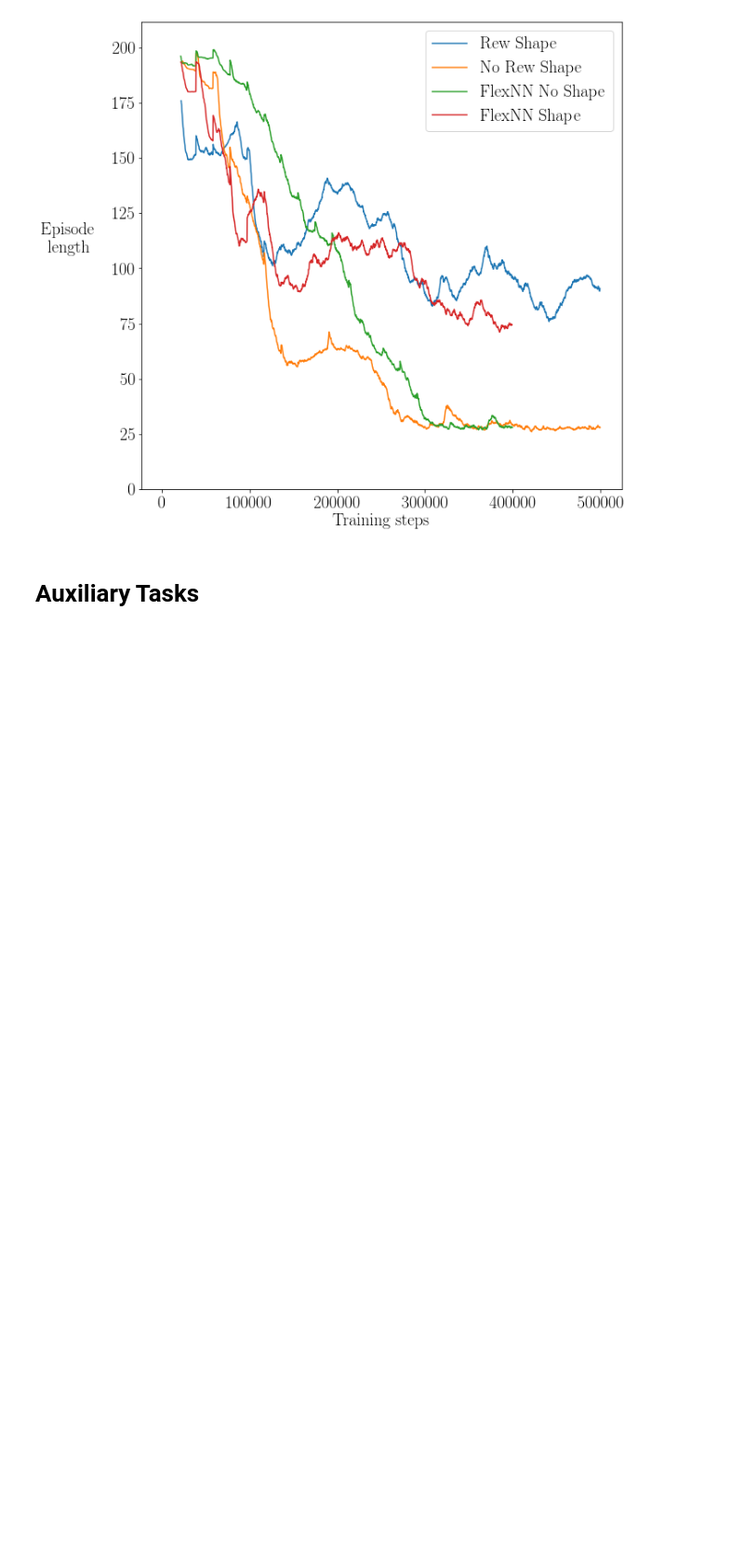
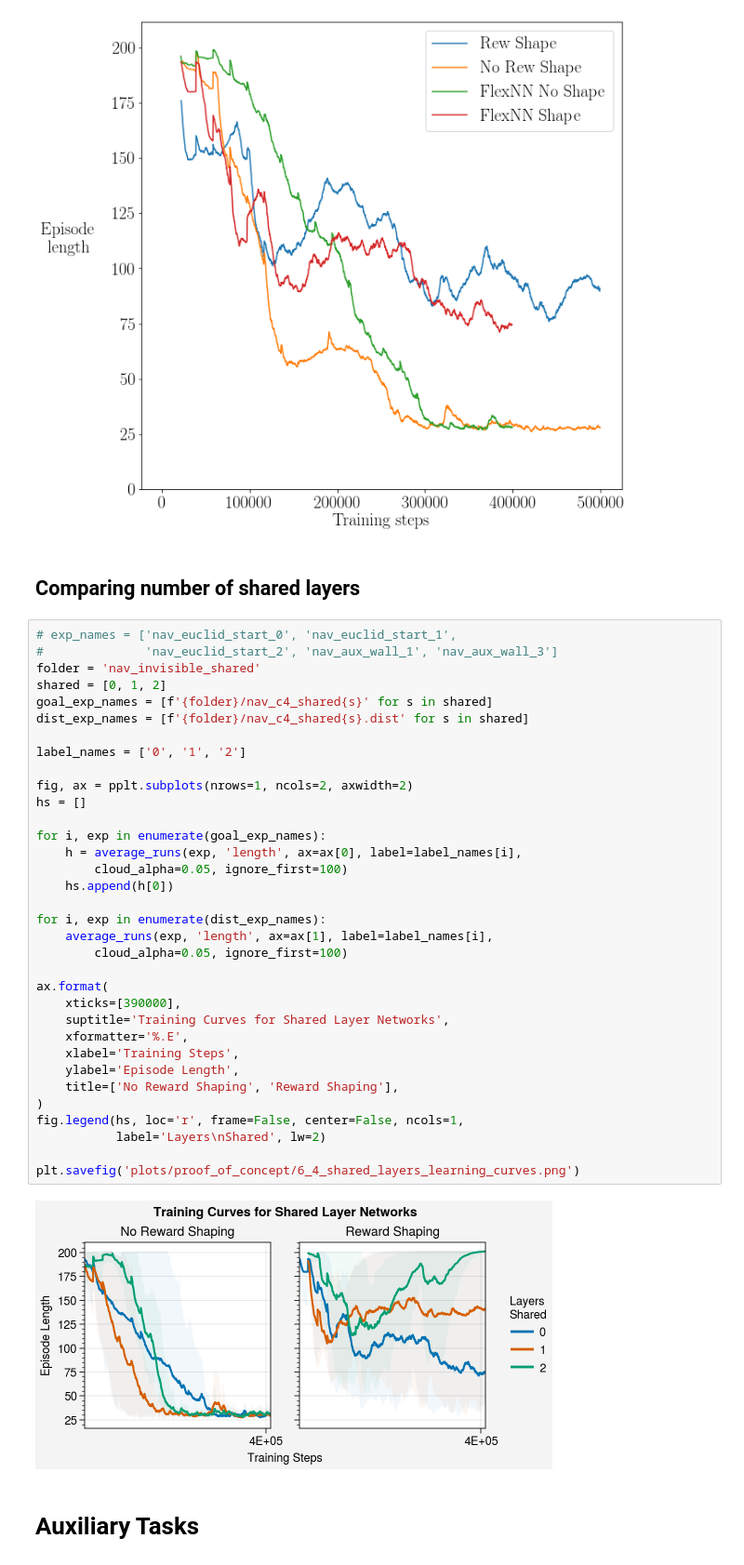
Before and after one commit to liuandrew/training-rl-algo, a Jupyter notebook: write_and_test/data_visualize.ipynb, the cells around one changed output. Shown at 93% size. Cells and saved outputs as stored; diff of their text form; blank space fills up the shorter version.

```diff
--- a/write_and_test/data_visualize.ipynb
+++ b/write_and_test/data_visualize.ipynb
@@ -768,6 +769,44 @@ ax.legend()
 plt.savefig('plots/proof_of_concept/nav_shaping')
 # %% [output]
 [figure]
+# %% [markdown]
+## Comparing number of shared layers
+# %%
+# exp_names = ['nav_euclid_start_0', 'nav_euclid_start_1',
+#              'nav_euclid_start_2', 'nav_aux_wall_1', 'nav_aux_wall_3']
+folder = 'nav_invisible_shared'
+shared = [0, 1, 2]
+goal_exp_names = [f'{folder}/nav_c4_shared{s}' for s in shared]
+dist_exp_names = [f'{folder}/nav_c4_shared{s}.dist' for s in shared]
+
+label_names = ['0', '1', '2']
+
+fig, ax = pplt.subplots(nrows=1, ncols=2, axwidth=2)
+hs = []
+
+for i, exp in enumerate(goal_exp_names):
+    h = average_runs(exp, 'length', ax=ax[0], label=label_names[i],
+        cloud_alpha=0.05, ignore_first=100)
+    hs.append(h[0])
+
+for i, exp in enumerate(dist_exp_names):
+    average_runs(exp, 'length', ax=ax[1], label=label_names[i],
+        cloud_alpha=0.05, ignore_first=100)
+
+ax.format(
+    xticks=[390000],
+    suptitle='Training Curves for Shared Layer Networks',
+    xformatter='%.E',
+    xlabel='Training Steps',
+    ylabel='Episode Length',
+    title=['No Reward Shaping', 'Reward Shaping'],
+)
+fig.legend(hs, loc='r', frame=False, center=False, ncols=1,
+           label='Layers\nShared', lw=2)
+
+plt.savefig('plots/proof_of_concept/6_4_shared_layers_learning_curves.png')
+# %% [output]
+[figure, added]
 # %% [markdown]
 # Auxiliary Tasks
 # %% [markdown]
```
Also changed, not shown: parts of 1 cell of this notebook, 15 other files.
